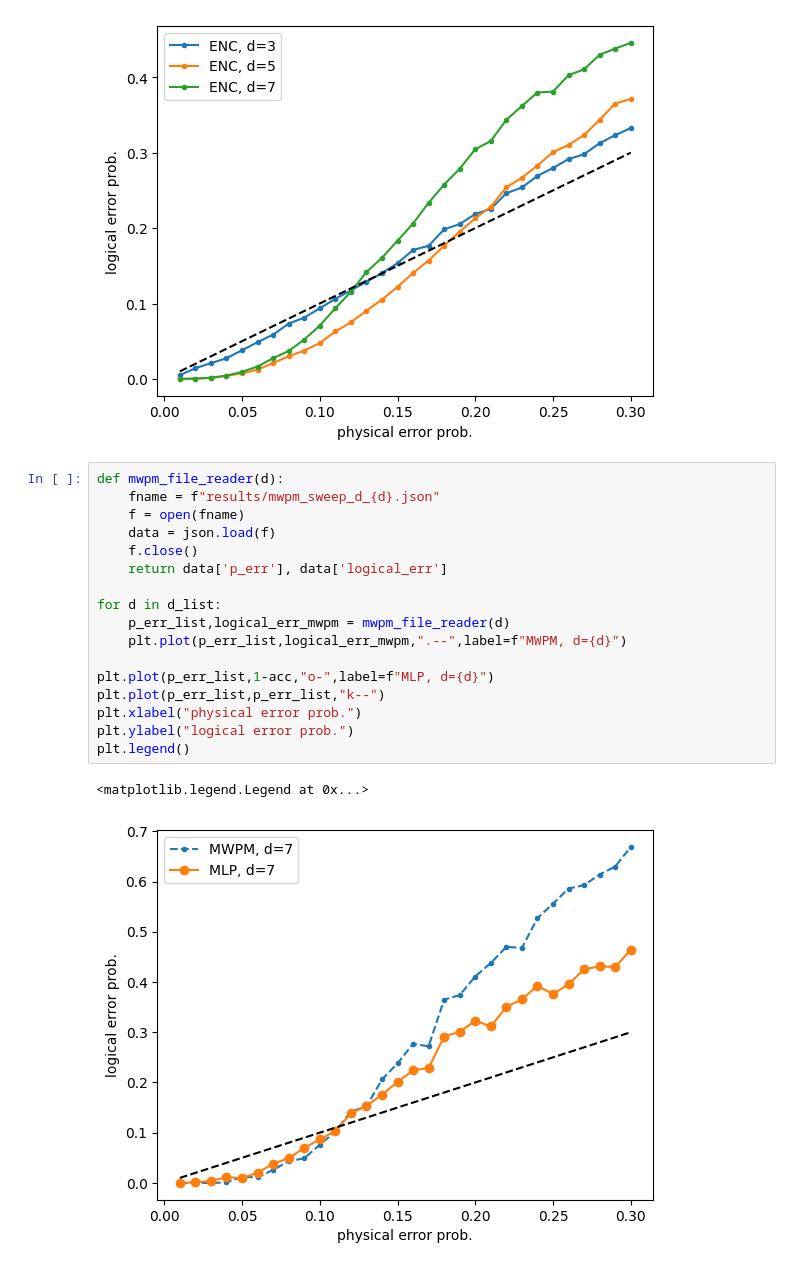
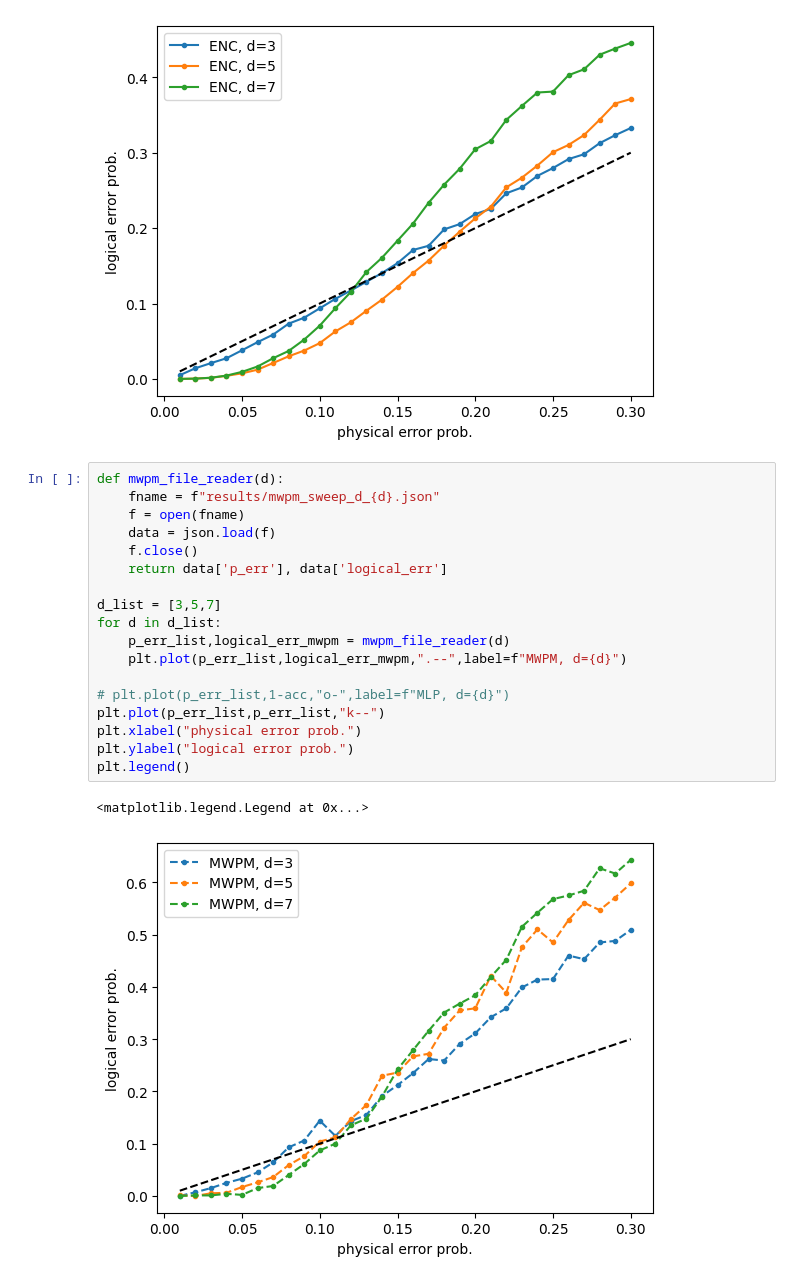
Before and after one commit to hassan-shap/MLqec, a Jupyter notebook: old_codes/mlp-padding.ipynb, the cells around one changed output. Saved outputs shown, nothing was run; the diff lists cells and outputs as text.

```diff
--- a/old_codes/mlp-padding.ipynb
+++ b/old_codes/mlp-padding.ipynb
@@ -326,20 +326,21 @@ plt.legend()
 # %%
 def mwpm_file_reader(d):
     fname = f"results/mwpm_sweep_d_{d}.json"
     f = open(fname)
     data = json.load(f)
     f.close()
     return data['p_err'], data['logical_err']
 
+d_list = [3,5,7]
 for d in d_list:
     p_err_list,logical_err_mwpm = mwpm_file_reader(d)
     plt.plot(p_err_list,logical_err_mwpm,".--",label=f"MWPM, d={d}")
 
-plt.plot(p_err_list,1-acc,"o-",label=f"MLP, d={d}")
+# plt.plot(p_err_list,1-acc,"o-",label=f"MLP, d={d}")
 plt.plot(p_err_list,p_err_list,"k--")
 plt.xlabel("physical error prob.")
 plt.ylabel("logical error prob.")
 plt.legend()
 # %% [output]
 <matplotlib.legend.Legend at 0x...>
-[figure, old version]
+[figure, new version]
```
Also changed, not shown: 3 other files.
